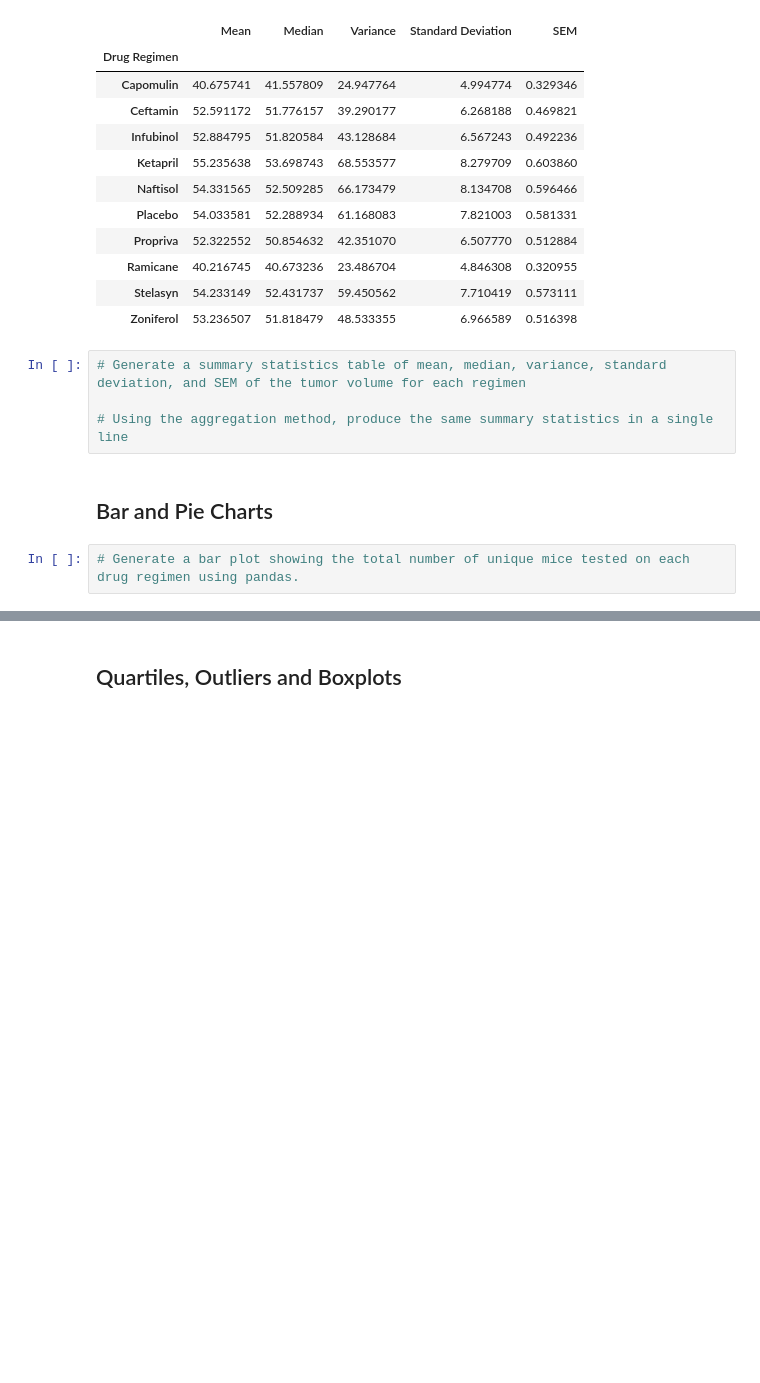
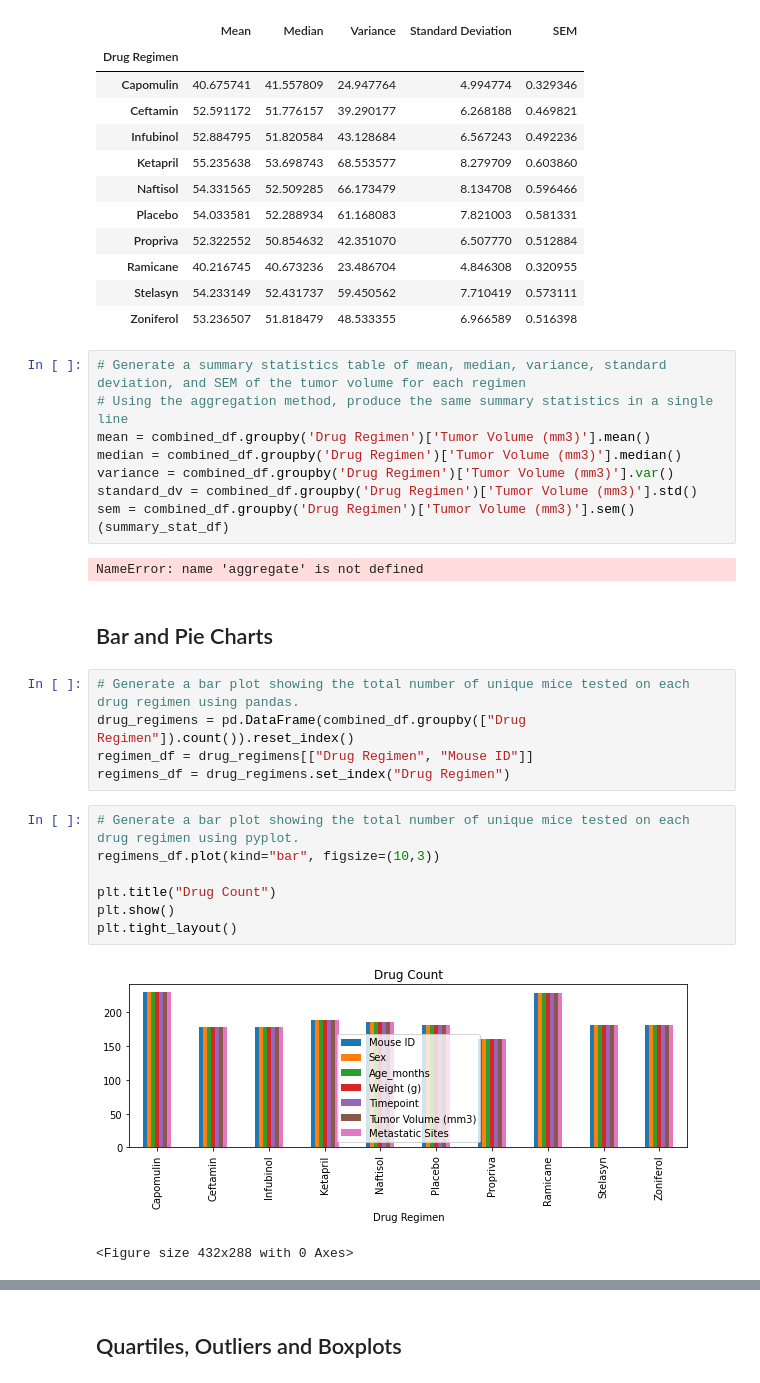
Before and after one commit to nehuffman13/matplotlib_challenge, a Jupyter notebook: 05-Matplotlib/Instructions/Pymaceuticals/pymaceuticals_starter.ipynb, the cells around one changed output, grey strips where cells are left out. Drawn from its saved outputs; the diff is of its cells as text; blank space fills up the shorter version.

```diff
--- a/05-Matplotlib/Instructions/Pymaceuticals/pymaceuticals_starter.ipynb
+++ b/05-Matplotlib/Instructions/Pymaceuticals/pymaceuticals_starter.ipynb
@@ -120,9 +122,29 @@ summary_stat_df
 | Zoniferol | 53.236507 | 51.818479 | 48.533355 | 6.966589 | 0.516398 |
 # %%
 # Generate a summary statistics table of mean, median, variance, standard deviation, and SEM of the tumor volume for each regimen
-
 # Using the aggregation method, produce the same summary statistics in a single line
+mean = combined_df.groupby('Drug Regimen')['Tumor Volume (mm3)'].mean()
+median = combined_df.groupby('Drug Regimen')['Tumor Volume (mm3)'].median()
+variance = combined_df.groupby('Drug Regimen')['Tumor Volume (mm3)'].var()
+standard_dv = combined_df.groupby('Drug Regimen')['Tumor Volume (mm3)'].std()
+sem = combined_df.groupby('Drug Regimen')['Tumor Volume (mm3)'].sem()
+(summary_stat_df)
+# %% [output]
+NameError: name 'aggregate' is not defined
 # %% [markdown]
 ## Bar and Pie Charts
+# %%
+# Generate a bar plot showing the total number of unique mice tested on each drug regimen using pandas.
+drug_regimens = pd.DataFrame(combined_df.groupby(["Drug Regimen"]).count()).reset_index()
+regimen_df = drug_regimens[["Drug Regimen", "Mouse ID"]]
+regimens_df = drug_regimens.set_index("Drug Regimen")
 # %%
-# Generate a bar plot showing the total number of unique mice tested on each drug regimen using pandas.
+# Generate a bar plot showing the total number of unique mice tested on each drug regimen using pyplot.
+regimens_df.plot(kind="bar", figsize=(10,3))
+
+plt.title("Drug Count")
+plt.show()
+plt.tight_layout()
+# %% [output]
+[figure, added]
+<Figure size 432x288 with 0 Axes>
```
Also changed, not shown: parts of 20 cells of this notebook, 5 other files.
